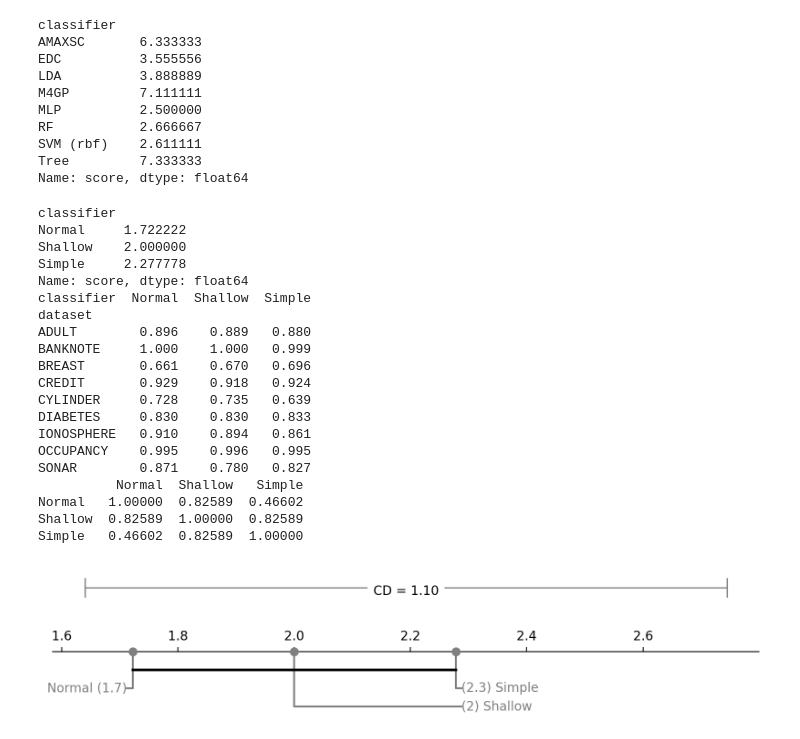
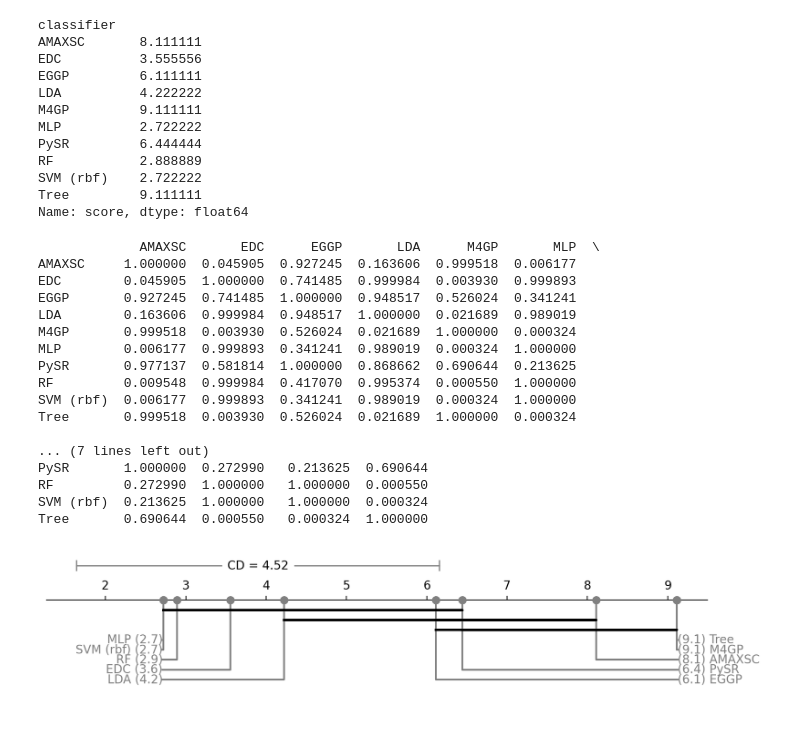
Before and after one commit to GuusToussaint/EDC-experiments, a Jupyter notebook: real-world/critical-difference-analysis.ipynb, the cells around one changed output. Cells and saved outputs as stored; diff of their text form; code cells hidden in the pictures.

```diff
--- a/real-world/critical-difference-analysis.ipynb
+++ b/real-world/critical-difference-analysis.ipynb
@@ -3,7 +3,7 @@ import os
 import pickle
 import pandas as pd
 
-classifiers = ["AMAXSC", "M4GP", "lda", "decision_tree", "svm_rbf", "random_forest", "MLP", "EDC"]
+classifiers = ["AMAXSC", "M4GP", "lda", "decision_tree", "svm_rbf", "random_forest", "MLP", "EDC", "PySR", "eggp"]
 classifier_name_map = {
     "EDC": "EDC",
     "AMAXSC": "AMAXSC",
@@ -13,6 +13,8 @@ classifier_name_map = {
     "svm_rbf": "SVM (rbf)",
     "random_forest": "RF",
     "MLP": "MLP",
+    "PySR": "PySR",
+    "eggp": "EGGP"
 }
 
 score_metric = "auc_score"
@@ -128,14 +130,16 @@ avg_rank = data.groupby('dataset').score.rank(ascending=False, pct=False).groupb
 print(avg_rank)
 # %% [output]
 classifier
-AMAXSC       6.333333
+AMAXSC       8.111111
 EDC          3.555556
-LDA          3.888889
-M4GP         7.111111
-MLP          2.500000
-RF           2.666667
-SVM (rbf)    2.611111
-Tree         7.333333
+EGGP         6.111111
+LDA          4.222222
+M4GP         9.111111
+MLP          2.722222
+PySR         6.444444
+RF           2.888889
+SVM (rbf)    2.722222
+Tree         9.111111
 Name: score, dtype: float64
 # %%
 comparison_data = pd.DataFrame([
@@ -201,15 +205,12 @@ import matplotlib.pyplot as plt
 import scikit_posthocs as sp
 import numpy as np
 
-print(avg_rank)
-print(wide)
-
-# wide = data.pivot_table(
-#     index="dataset",
-#     columns="classifier",
-#     values="score",
-#     aggfunc="mean"
-# )
+wide = data.pivot_table(
+    index="dataset",
+    columns="classifier",
+    values="score",
+    aggfunc="mean"
+)
 
 test_results = sp.posthoc_nemenyi_friedman(
     wide,
@@ -228,55 +229,54 @@ sp.critical_difference_diagram(
     elbow_props={'color': 'gray'}
 )
 
-k=3
+# k=3
+k=10
 n=9
-q=2.343
+# q=2.343
+q=3.164
 
 critical_distance = q*np.sqrt((k*(k+1))/(6*n))
 start = 1.64
 
 ax.add_line(plt.Line2D(
     [start, start], [3, 4],
     color='gray', linewidth=1, linestyle='-'
 ))
 
 ax.add_line(plt.Line2D(
     [start, start + critical_distance], [3.5, 3.5],
 
     color='gray', linewidth=1, linestyle='-'
 ))
 
 text = ax.text(
     start + critical_distance / 2, 3.1, f'CD = {critical_distance:.2f}',
     horizontalalignment='center',
 )
 text.set_bbox(dict(facecolor='white', alpha=1, edgecolor='white'))
 
 ax.add_line(plt.Line2D(
     [start + critical_distance, start + critical_distance], [3, 4],
     color='gray', linewidth=1, linestyle='-'
 ))
 
 plt.show()
 # %% [output]
-classifier
-Normal     1.722222
-Shallow    2.000000
-Simple     2.277778
-Name: score, dtype: float64
-classifier  Normal  Shallow  Simple
-dataset
-ADULT        0.896    0.889   0.880
-BANKNOTE     1.000    1.000   0.999
-BREAST       0.661    0.670   0.696
-CREDIT       0.929    0.918   0.924
-CYLINDER     0.728    0.735   0.639
-DIABETES     0.830    0.830   0.833
-IONOSPHERE   0.910    0.894   0.861
-OCCUPANCY    0.995    0.996   0.995
-SONAR        0.871    0.780   0.827
-          Normal  Shallow   Simple
-Normal   1.00000  0.82589  0.46602
-Shallow  0.82589  1.00000  0.82589
-Simple   0.46602  0.82589  1.00000
+             AMAXSC       EDC      EGGP       LDA      M4GP       MLP  \
+AMAXSC     1.000000  0.045905  0.927245  0.163606  0.999518  0.006177
+EDC        0.045905  1.000000  0.741485  0.999984  0.003930  0.999893
+EGGP       0.927245  0.741485  1.000000  0.948517  0.526024  0.341241
+LDA        0.163606  0.999984  0.948517  1.000000  0.021689  0.989019
+M4GP       0.999518  0.003930  0.526024  0.021689  1.000000  0.000324
+MLP        0.006177  0.999893  0.341241  0.989019  0.000324  1.000000
+PySR       0.977137  0.581814  1.000000  0.868662  0.690644  0.213625
+RF         0.009548  0.999984  0.417070  0.995374  0.000550  1.000000
+SVM (rbf)  0.006177  0.999893  0.341241  0.989019  0.000324  1.000000
+Tree       0.999518  0.003930  0.526024  0.021689  1.000000  0.000324
+
+... (7 lines left out)
+PySR       1.000000  0.272990   0.213625  0.690644
+RF         0.272990  1.000000   1.000000  0.000550
+SVM (rbf)  0.213625  1.000000   1.000000  0.000324
+Tree       0.690644  0.000550   0.000324  1.000000
-[figure, old version]
+[figure, new version]
```
Also changed, not shown: parts of 1 cell of this notebook, 15 other files.
